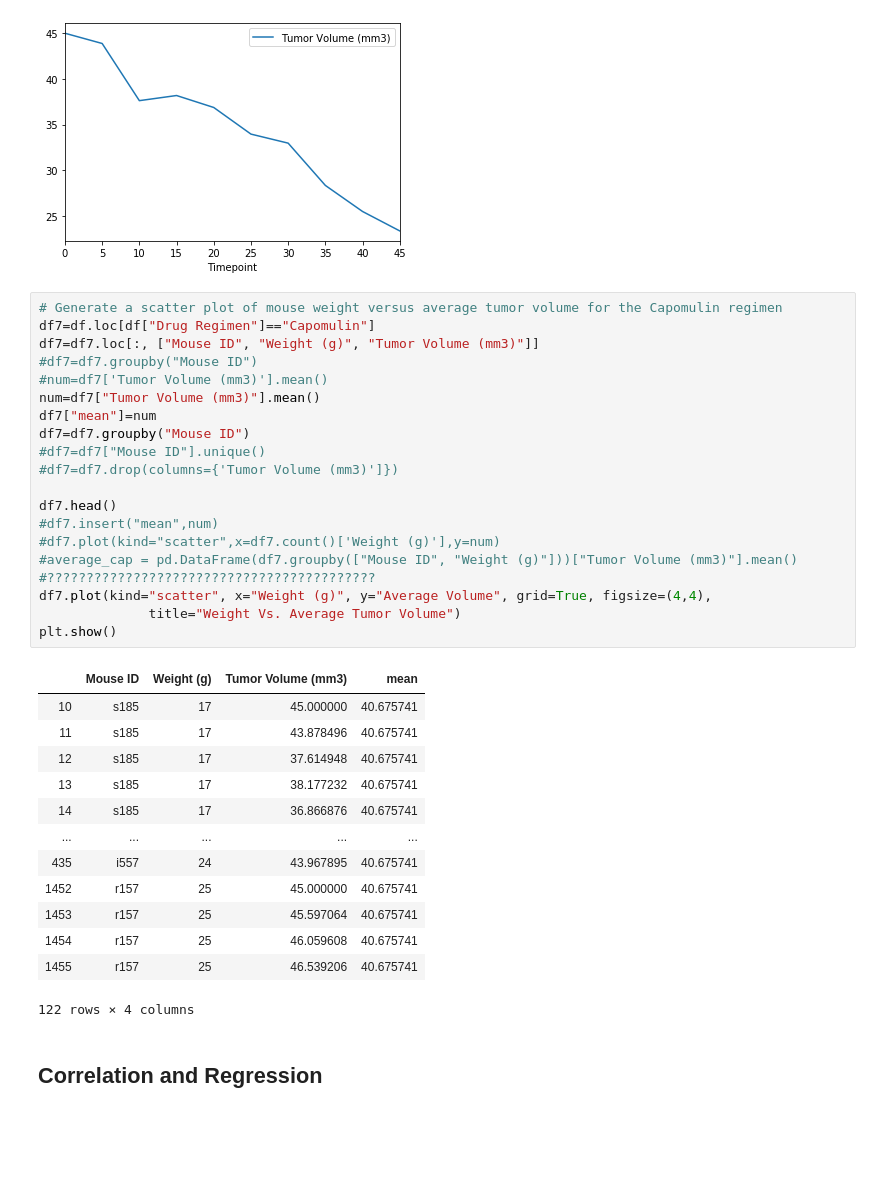
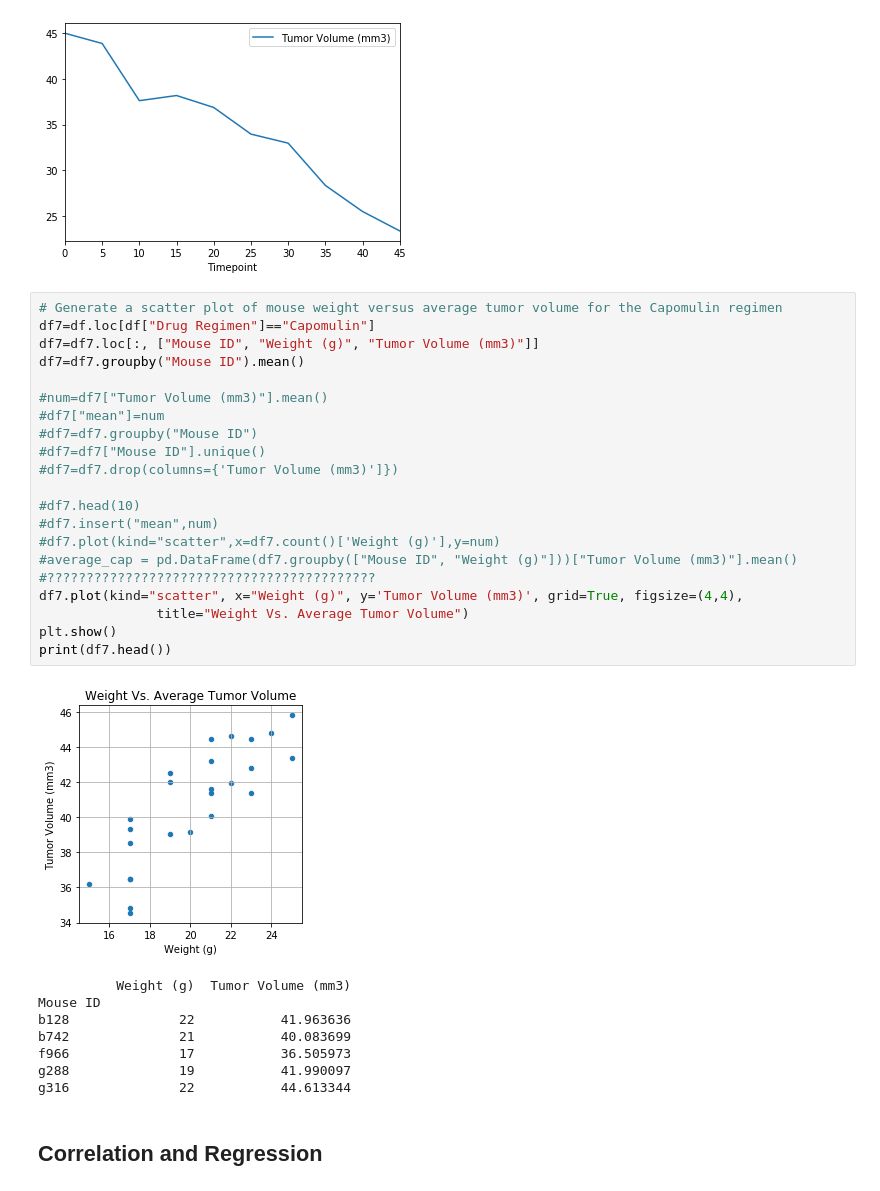
Before and after one commit to zhou1296/Matplotlib-Homework---The-Power-of-Plots, a Jupyter notebook: pymaceuticals_starter.ipynb, the cells around one changed output. Cells and saved outputs as stored; diff of their text form; blank space fills up the shorter version.

```diff
--- a/pymaceuticals_starter.ipynb
+++ b/pymaceuticals_starter.ipynb
@@ -328,37 +328,33 @@ df6.plot(x="Timepoint",y='Tumor Volume (mm3)')
 # %%
 # Generate a scatter plot of mouse weight versus average tumor volume for the Capomulin regimen
 df7=df.loc[df["Drug Regimen"]=="Capomulin"]
 df7=df7.loc[:, ["Mouse ID", "Weight (g)", "Tumor Volume (mm3)"]]
+df7=df7.groupby("Mouse ID").mean()
+
+#num=df7["Tumor Volume (mm3)"].mean()
+#df7["mean"]=num
 #df7=df7.groupby("Mouse ID")
-#num=df7['Tumor Volume (mm3)'].mean()
-num=df7["Tumor Volume (mm3)"].mean()
-df7["mean"]=num
-df7=df7.groupby("Mouse ID")
 #df7=df7["Mouse ID"].unique()
 #df7=df7.drop(columns={'Tumor Volume (mm3)']})
 
-df7.head()
+#df7.head(10)
 #df7.insert("mean",num)
 #df7.plot(kind="scatter",x=df7.count()['Weight (g)'],y=num)
 #average_cap = pd.DataFrame(df7.groupby(["Mouse ID", "Weight (g)"]))["Tumor Volume (mm3)"].mean()
 #??????????????????????????????????????????
-df7.plot(kind="scatter", x="Weight (g)", y="Average Volume", grid=True, figsize=(4,4),
-              title="Weight Vs. Average Tumor Volume")
+df7.plot(kind="scatter", x="Weight (g)", y='Tumor Volume (mm3)', grid=True, figsize=(4,4),
+               title="Weight Vs. Average Tumor Volume")
 plt.show()
+print(df7.head())
 # %% [output]
-|  | Mouse ID | Weight (g) | Tumor Volume (mm3) | mean |
-| 10 | s185 | 17 | 45.000000 | 40.675741 |
-| 11 | s185 | 17 | 43.878496 | 40.675741 |
-| 12 | s185 | 17 | 37.614948 | 40.675741 |
-| 13 | s185 | 17 | 38.177232 | 40.675741 |
-| 14 | s185 | 17 | 36.866876 | 40.675741 |
-| ... | ... | ... | ... | ... |
-| 435 | i557 | 24 | 43.967895 | 40.675741 |
-| 1452 | r157 | 25 | 45.000000 | 40.675741 |
-| 1453 | r157 | 25 | 45.597064 | 40.675741 |
-| 1454 | r157 | 25 | 46.059608 | 40.675741 |
-| 1455 | r157 | 25 | 46.539206 | 40.675741 |
+[figure, added]
-122 rows × 4 columns
+          Weight (g)  Tumor Volume (mm3)
+Mouse ID
+b128              22           41.963636
+b742              21           40.083699
+f966              17           36.505973
+g288              19           41.990097
+g316              22           44.613344
 # %% [markdown]
 ## Correlation and Regression
 # %%
```
Also changed, not shown: parts of 2 cells of this notebook.
